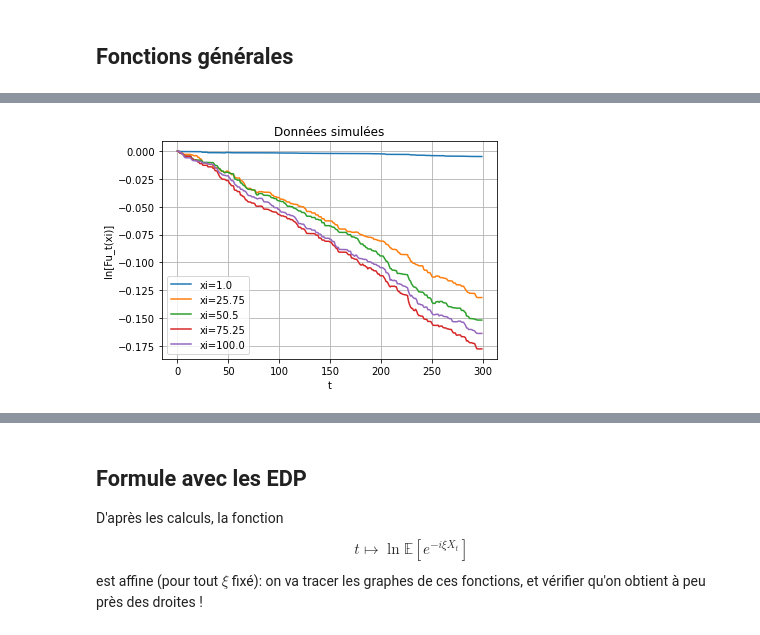
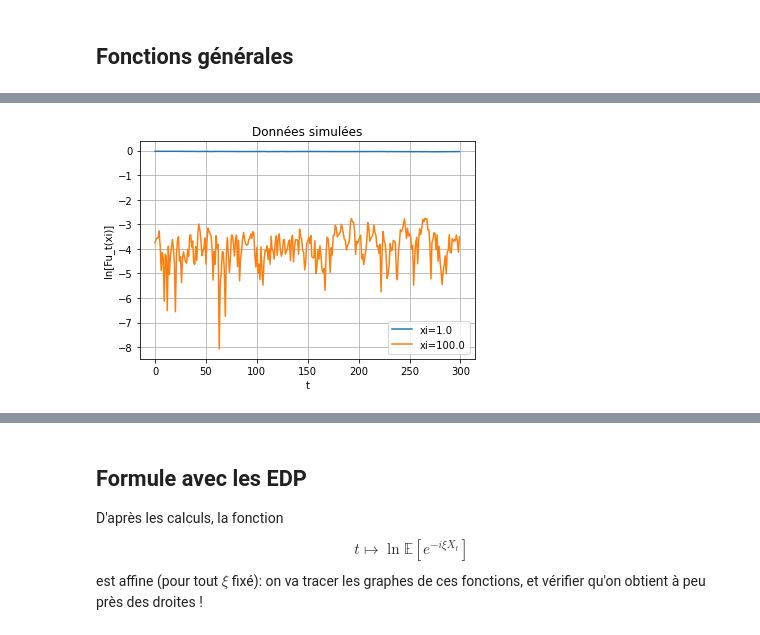
Before and after one commit to Jeremy-Andreoletti/MSV_Project_DFE, a Jupyter notebook: utilisation_fourier.ipynb, the cells around one changed output, grey strips where cells are left out. Drawn from its saved outputs; the diff is of its cells as text; code cells hidden in the pictures.

Commit message:
visualisation des données normalisées + mise en oeuvre méthode edp

```diff
--- a/utilisation_fourier.ipynb
+++ b/utilisation_fourier.ipynb
@@ -178,3 +188,8 @@ def dessine_droites(wt,ximin,ximax,nbreaks_xi,tmax,titre):
     plt.ylabel("ln[Fu_t(xi)]")
     plt.title(titre)
     plt.show()
+# %%
+wt_sim_norm=normalise(wt_sim)
+wt_real_norm=normalise(wt_real)
+print(wt_sim_norm)
+print(wt_real_norm)
@@ -181,7 +211,5 @@ def dessine_droites(wt,ximin,ximax,nbreaks_xi,tmax,titre):
 # %%
 # tests fonctions:
-#wt_sim_norm=normalise(wt_sim)
-
-draw_log_log(wt_sim_norm,ximin=1,ximax=100,nbreaks_xi=5,tmax=300,titre="Données simulées")
+dessine_droites(wt_real_norm[20:],ximin=1,ximax=100,nbreaks_xi=2,tmax=300,titre="Données simulées")
 # %% [output]
-[figure, old version]
+[figure, new version]
```
Also changed, not shown: parts of 4 cells of this notebook, 1 other file.
